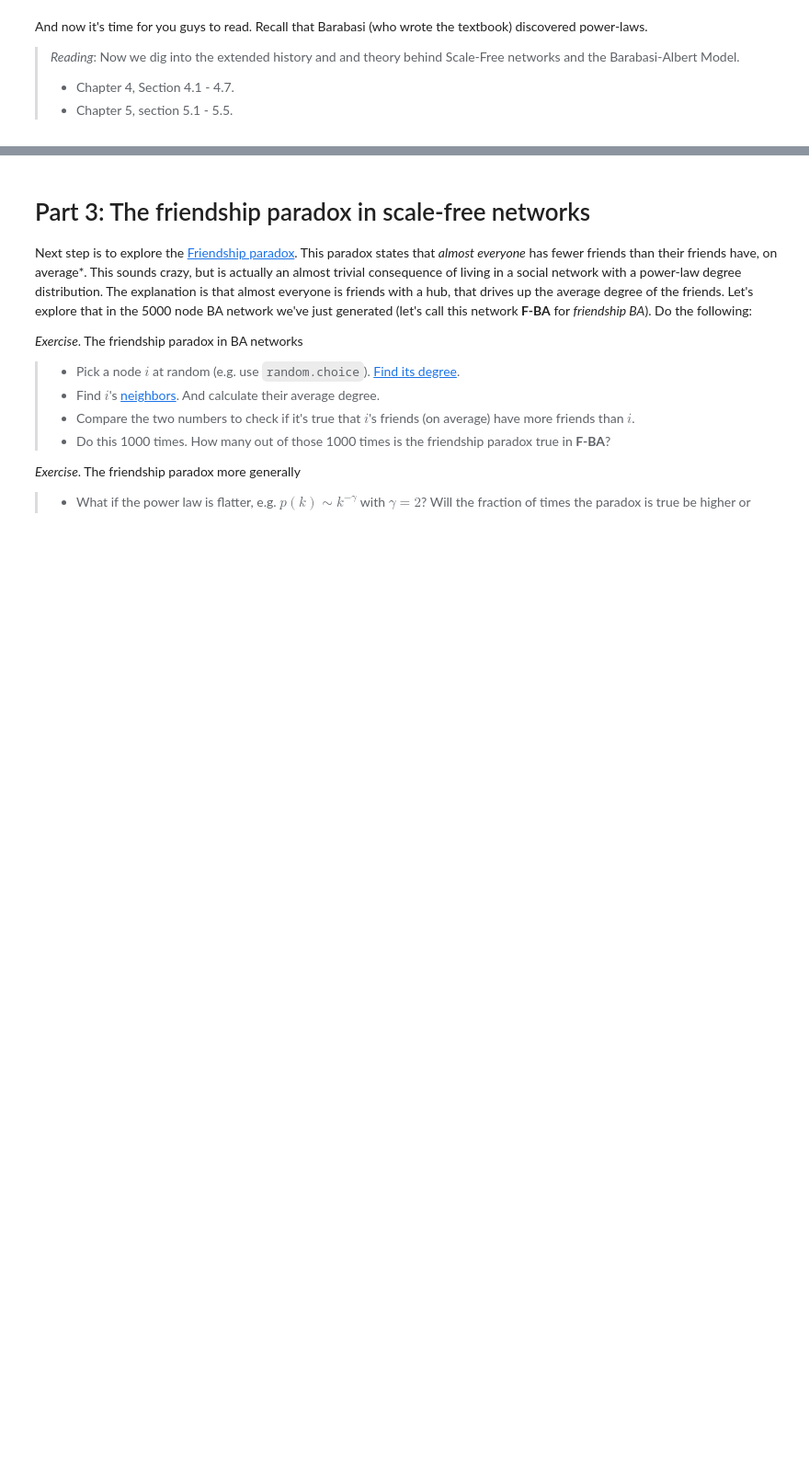
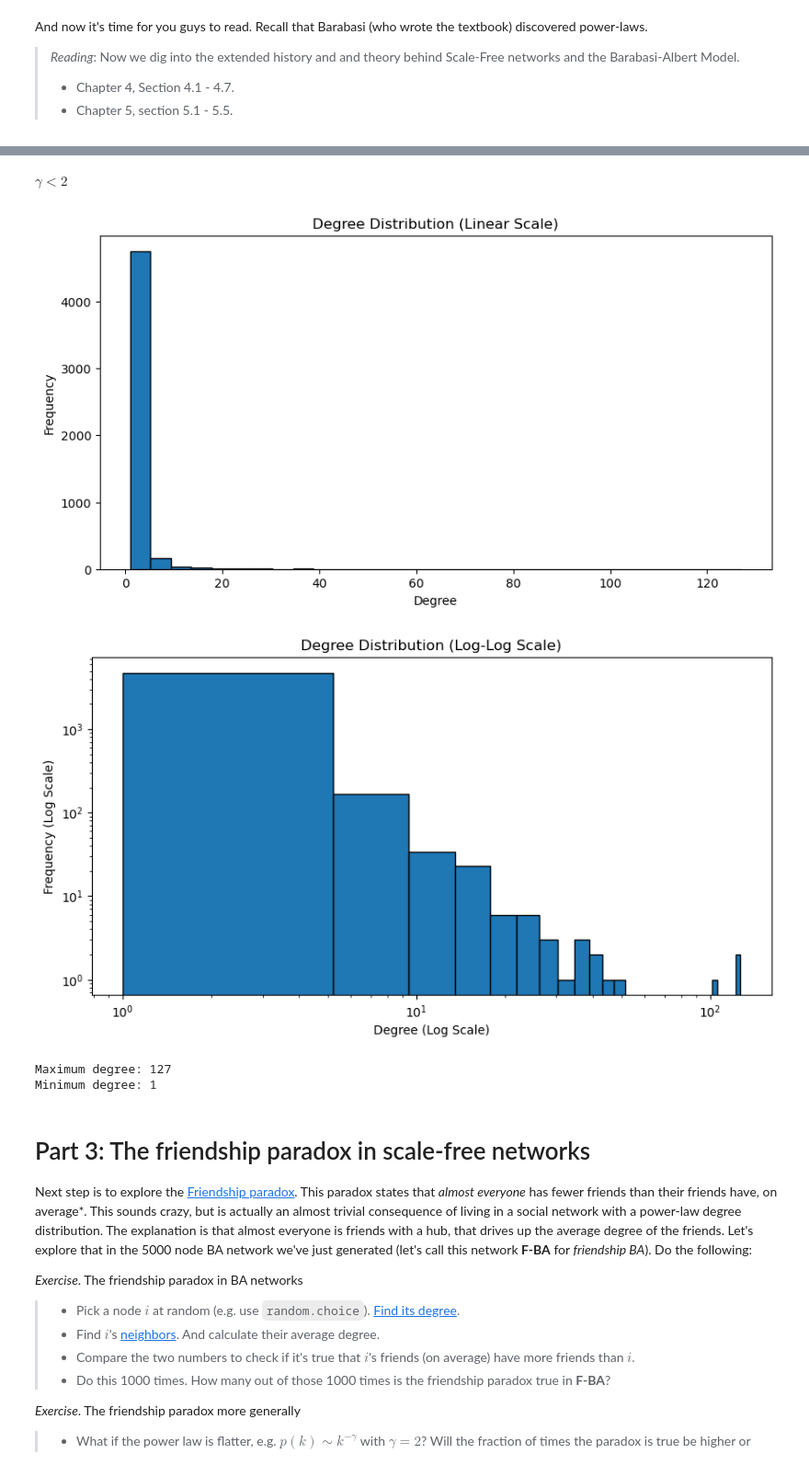
Before and after one commit to Qingwen-Zeng/Social-Graphy-and-Interactions, a Jupyter notebook: Week3_Exercise.ipynb, the cells around one changed output, grey strips where cells are left out. Shown at 92% size. Saved outputs shown, nothing was run; the diff lists cells and outputs as text; code cells hidden in the pictures; blank space fills up the shorter version.

```diff
--- a/Week3_Exercise.ipynb
+++ b/Week3_Exercise.ipynb
@@ -186,6 +186,76 @@ And now it's time for you guys to read. Recall that Barabasi (who wrote the text
 <div class="alert alert-block alert-info">
 As above, I recommend you try this on your own. It's so cool to experience that you can actually code up a BA network on your own ... and that it's not that difficult. See if you can figure out how to do the plotting and get the bins right (remember last week's exercise), and as always, it's OK to ask your LLM for help with the styling.
 </div>
+# %% [markdown]
+$\gamma<2$
+# %%
+import networkx as nx
+import matplotlib.pyplot as plt
+import numpy as np
+import random
+
+# Create a graph
+G = nx.Graph()
+
+# Add two nodes and a single link (edge) between them
+G.add_edge(1, 2)
+
+# Function to add a node and connect it to one of the existing nodes based on their degree
+def add_node_proportional_to_degree(G):
+    degrees = dict(G.degree())  # Get degrees of existing nodes
+    total_degree = sum(degrees.values())  # Total degree of all nodes
+
+    # Create a probability distribution based on node degrees
+    probabilities = [degree / total_degree for degree in degrees.values()]
+    nodes = list(degrees.keys())
+
+    # Select a node to connect the new node to, based on the degree probabilities
+    selected_node = random.choices(nodes, probabilities)[0]
+
+    # Add a new node and connect it to the selected node
+    new_node = max(G.nodes) + 1
+    G.add_edge(new_node, selected_node)
+
+# Add nodes until the graph has 5000 nodes
+while len(G.nodes) < 5000:
+    add_node_proportional_to_degree(G)
+
+# Get the degrees of all nodes
+degrees = [d for n, d in G.degree()]
+
+# Find the maximum and minimum degree
+max_degree = max(degrees)
+min_degree = min(degrees)
+
+# Bin the degree distribution using numpy.histogram
+degree_bins, bin_edges = np.histogram(degrees, bins=30)
+
+# Plot the degree distribution in linear scale
+plt.figure(figsize=(10, 5))
+plt.bar(bin_edges[:-1], degree_bins, width=np.diff(bin_edges), edgecolor="black", align="edge")
+plt.xlabel('Degree')
+plt.ylabel('Frequency')
+plt.title('Degree Distribution (Linear Scale)')
+plt.show()
+
+# Plot the degree distribution in log-log scale
+plt.figure(figsize=(10, 5))
+plt.bar(bin_edges[:-1], degree_bins, width=np.diff(bin_edges), edgecolor="black", align="edge")
+plt.xscale('log')
+plt.yscale('log')
+plt.xlabel('Degree (Log Scale)')
+plt.ylabel('Frequency (Log Scale)')
+plt.title('Degree Distribution (Log-Log Scale)')
+plt.show()
+
+# Output the maximum and minimum degree
+print("Maximum degree:", max_degree)
+print("Minimum degree:", min_degree)
+# %% [output]
+[figure, added]
+[figure, added]
+Maximum degree: 127
+Minimum degree: 1
 # %% [markdown]
 # Part 3: The friendship paradox in scale-free networks
 
```
Also changed, not shown: parts of 7 cells of this notebook.
